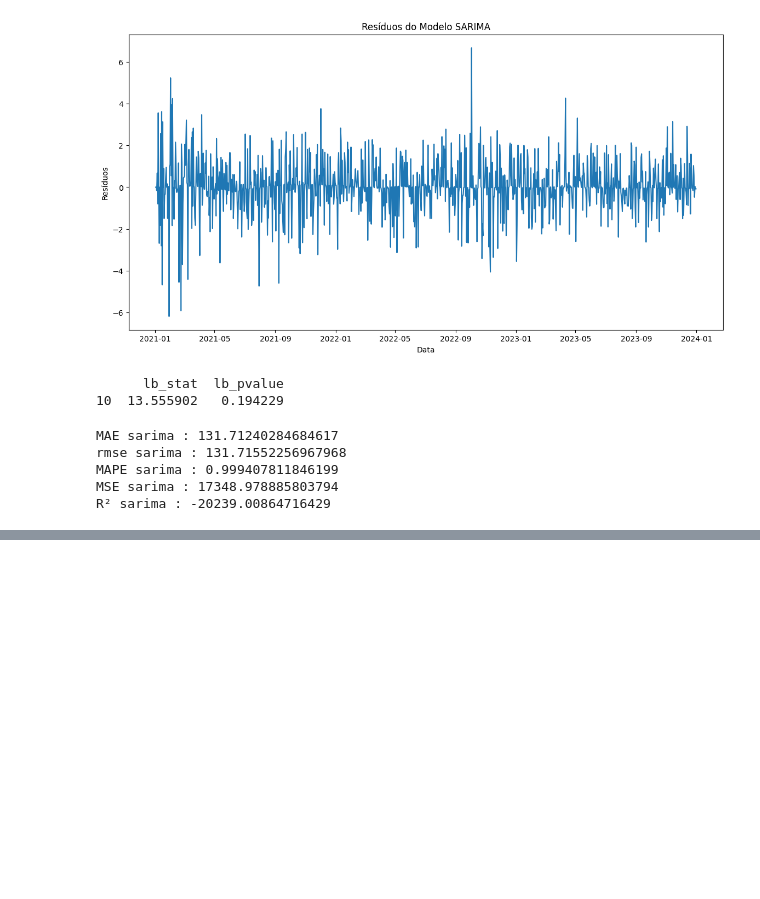
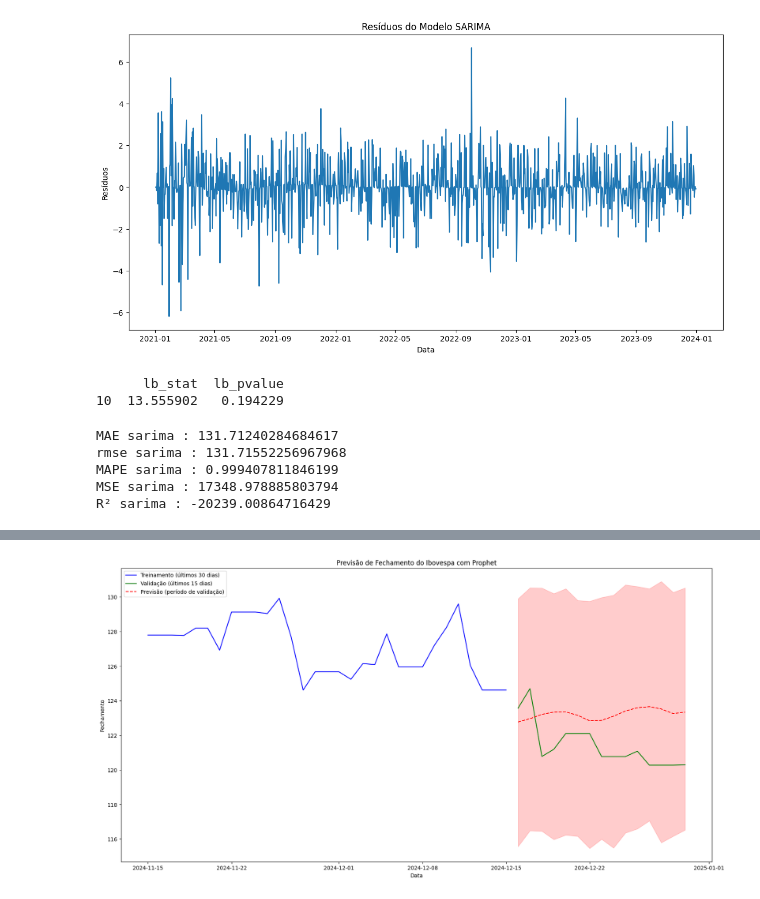
Before and after one commit to jdlmauricio/techalleg_fase_2, a Jupyter notebook: previsao_ibov.ipynb, the cells around one changed output, grey strips where cells are left out. Cells and saved outputs as stored; diff of their text form; code cells hidden in the pictures; blank space fills up the shorter version.

```diff
--- a/previsao_ibov.ipynb
+++ b/previsao_ibov.ipynb
@@ -831,0 +987,6 @@ R² sarima : -20239.00864716429
+# %%
+historico.dropna(subset=['std_abertura_5d'], inplace=True)
+historico.dropna(subset=['std_abertura_10d'], inplace=True)
+historico.dropna(subset=['std_fechamento_5d'], inplace=True)
+historico.dropna(subset=['std_fechamento_10d'], inplace=True)
+historico.isnull().sum()
@@ -831,0 +1013,7 @@ R² sarima : -20239.00864716429
+# %%
+historico_goog = historico.reset_index()
+
+historico_goog.rename({"Data": "ds"}, inplace=True, axis=1)
+historico_goog.rename({"fechamento": "y"}, inplace=True, axis=1)
+
+print(historico_goog)
@@ -831,0 +1038,72 @@ R² sarima : -20239.00864716429
+# %%
+# Definir o número de dias para treinar o modelo antes de prever
+train_days = len(historico_goog) - 15  # Pega os dados até 15 dias antes do fim do dataframe
+
+# Divida os dados em treino e teste (últimos 15 dias)
+train = historico_goog[:train_days]
+test = historico_goog[train_days:]
+
+# Treine o modelo com os dados de treino
+m = Prophet()
+
+# Adicionando regressores
+for reg in ['std_abertura_5d', 'std_fechamento_5d', 'std_vol_5d', 'std_alta_5d', 'std_baixa_5d',
+            'std_abertura_10d', 'std_fechamento_10d', 'std_vol_10d', 'std_alta_10d', 'std_baixa_10d']:
+    m.add_regressor(reg)
+
+# Remover valores nulos
+train = train.dropna(subset=['std_vol_5d', 'std_vol_10d'])
+
+# Ajustar o modelo com os dados de treino
+m.fit(train)
+
+# Criar dataframe com as datas futuras (15 dias à frente)
+future = m.make_future_dataframe(periods=15)
+
+# Adicionar os valores futuros dos regressores
+last_row = train.iloc[-1]
+for reg in ['std_abertura_5d', 'std_fechamento_5d', 'std_vol_5d', 'std_alta_5d', 'std_baixa_5d',
+            'std_abertura_10d', 'std_fechamento_10d', 'std_vol_10d', 'std_alta_10d', 'std_baixa_10d']:
+    future[reg] = last_row[reg]
+
+# Prever os próximos 15 dias
+forecast = m.predict(future)
+
+# Calcular WMAPE
+df_comparacao = pd.merge(forecast[['ds', 'yhat']], test[['ds', 'y']], on='ds', how='inner')
+df_comparacao['abs_error'] = abs(df_comparacao['y'] - df_comparacao['yhat'])
+wmape = df_comparacao['abs_error'].sum() / df_comparacao['y'].sum()
+
+print(f"WMAPE para os últimos 15 dias: {wmape}")
+
+# Filtrar os últimos 30 dias do treino
+last_30_days = train['ds'].max() - pd.Timedelta(days=30)
+train_subset = train[train['ds'] >= last_30_days]
+
+# Filtrar previsões para o período de validação (últimos 15 dias)
+forecast_validation = forecast[forecast['ds'].isin(test['ds'])]
+
+# Gráfico
+plt.figure(figsize=(20, 10))
+
+# Dados históricos (últimos 30 dias do treino)
+plt.plot(train_subset['ds'], train_subset['y'], label='Treinamento (últimos 30 dias)', color='blue')
+
+# Dados de teste (validação)
+plt.plot(test['ds'], test['y'], label='Validação (últimos 15 dias)', color='green')
+
+# Previsão do modelo (somente período de validação)
+plt.plot(forecast_validation['ds'], forecast_validation['yhat'], label='Previsão (período de validação)', color='red', linestyle='--')
+
+# Intervalos de confiança (somente período de validação)
+plt.fill_between(forecast_validation['ds'], forecast_validation['yhat_lower'], forecast_validation['yhat_upper'], color='red', alpha=0.2)
+
+# Rótulos e título
+plt.title('Previsão de Fechamento do Ibovespa com Prophet')
+plt.xlabel('Data')
+plt.ylabel('Fechamento')
+plt.legend()
+
+# Exibir o gráfico
+plt.show()
+# %% [output]
@@ -831,0 +1113 @@ R² sarima : -20239.00864716429
+[figure, added]
```
Also changed, not shown: parts of 20 cells of this notebook.
